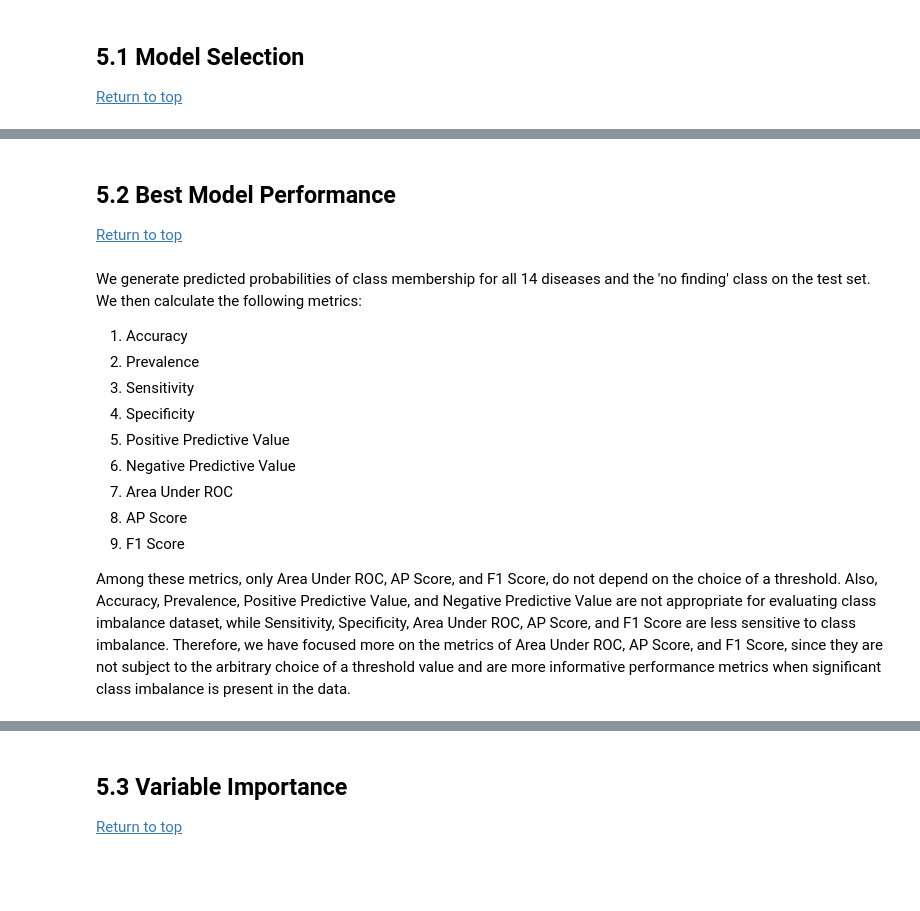
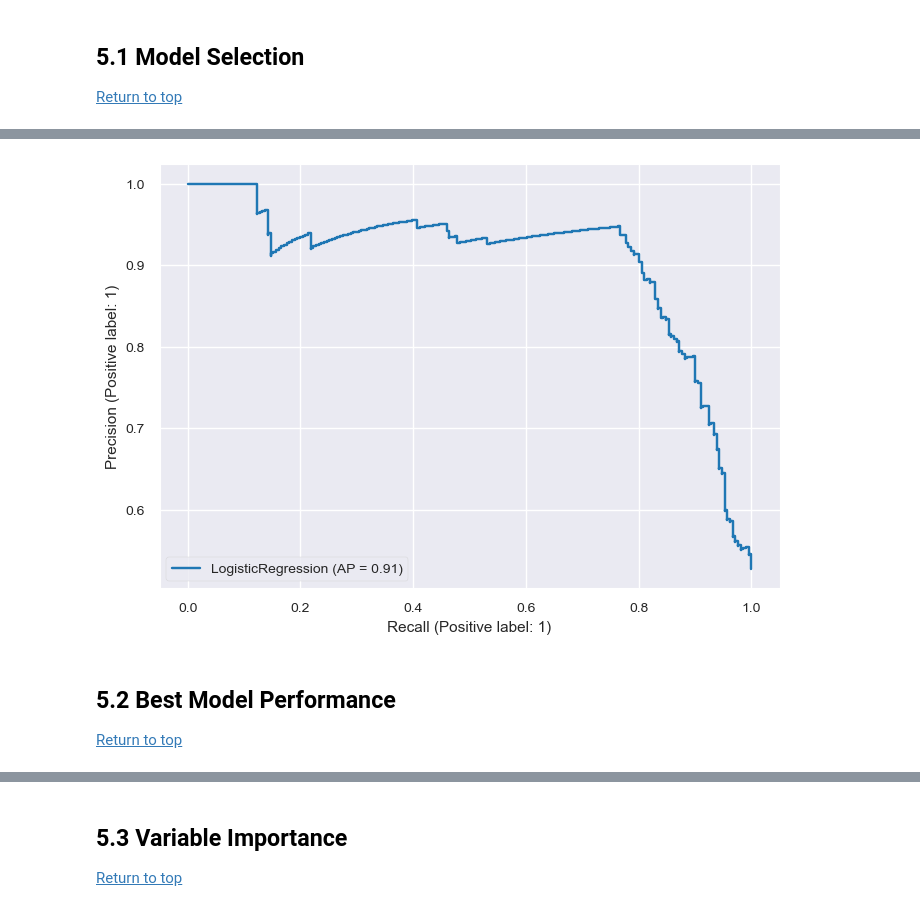
Before and after one commit to stevenworthington/cs109a_final_project, a Jupyter notebook: code/cs109a_final_report.ipynb, the cells around one changed output, grey strips where cells are left out. Drawn from its saved outputs; the diff is of its cells as text; code cells hidden in the pictures; blank space fills up the shorter version.

Commit message:
updated performance metrics

```diff
--- a/code/cs109a_final_report.ipynb
+++ b/code/cs109a_final_report.ipynb
@@ -357,18 +445,10 @@ Repeated $k$-fold CV.
+# %%
+# Precision Recall Curve
+PrecisionRecallDisplay.from_estimator(clf, X_test, y_test);
+# %% [output]
+[figure, added]
 # %% [markdown]
 <a name="5.2.-Best-Model-Performance"></a>
 ## 5.2 Best Model Performance
 
 [Return to top](#Notebook-Contents)
-# %% [markdown]
-We generate predicted probabilities of class membership for all 14 diseases and the 'no finding' class on the test set. We then calculate the following metrics:
-1. Accuracy
-2. Prevalence
-3. Sensitivity
-4. Specificity
-5. Positive Predictive Value
-6. Negative Predictive Value
-7. Area Under ROC
-8. AP Score
-9. F1 Score
-
-Among these metrics, only Area Under ROC, AP Score, and F1 Score, do not depend on the choice of a threshold. Also, Accuracy, Prevalence, Positive Predictive Value, and Negative Predictive Value are not appropriate for evaluating class imbalance dataset, while Sensitivity, Specificity, Area Under ROC, AP Score, and F1 Score are less sensitive to class imbalance. Therefore, we have focused more on the metrics of Area Under ROC, AP Score, and F1 Score, since they are not subject to the arbitrary choice of a threshold value and are more informative performance metrics when significant class imbalance is present in the data.
```
Also changed, not shown: parts of 13 cells of this notebook, 1 other file.
